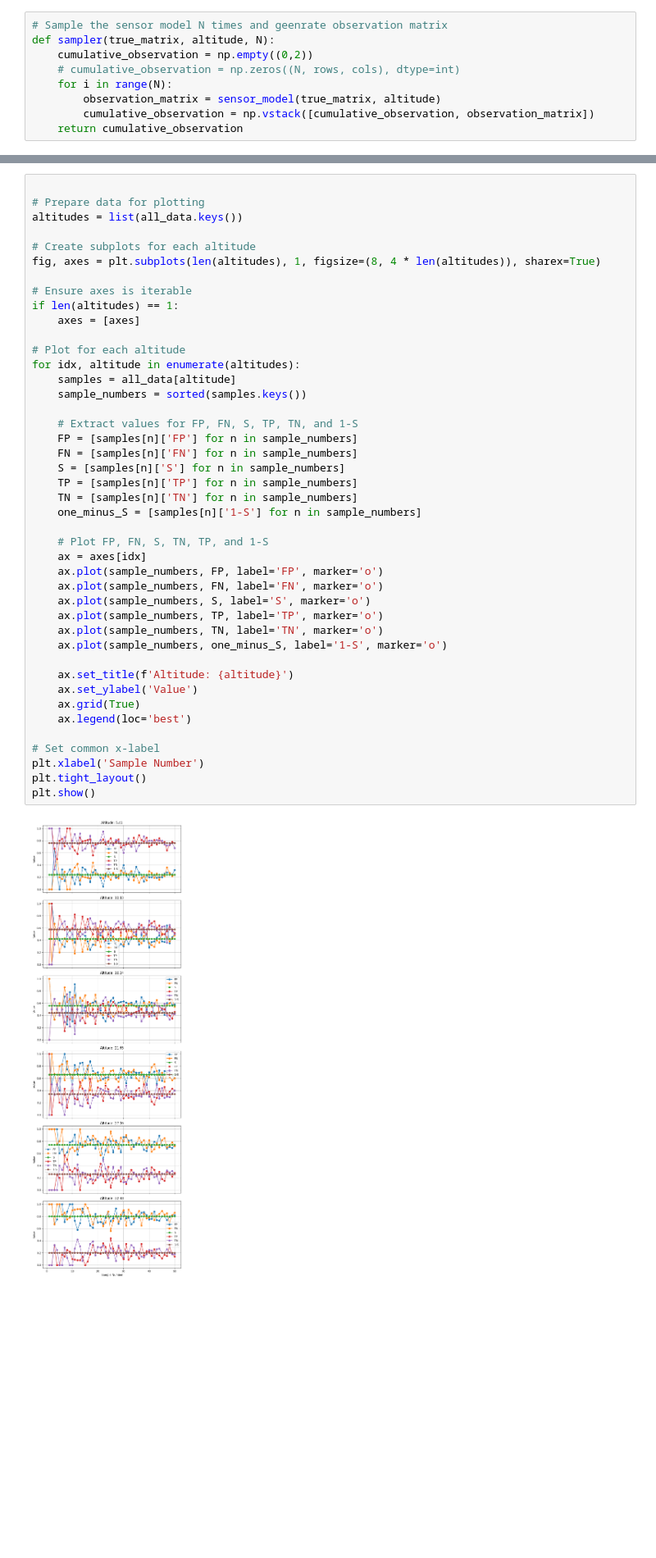
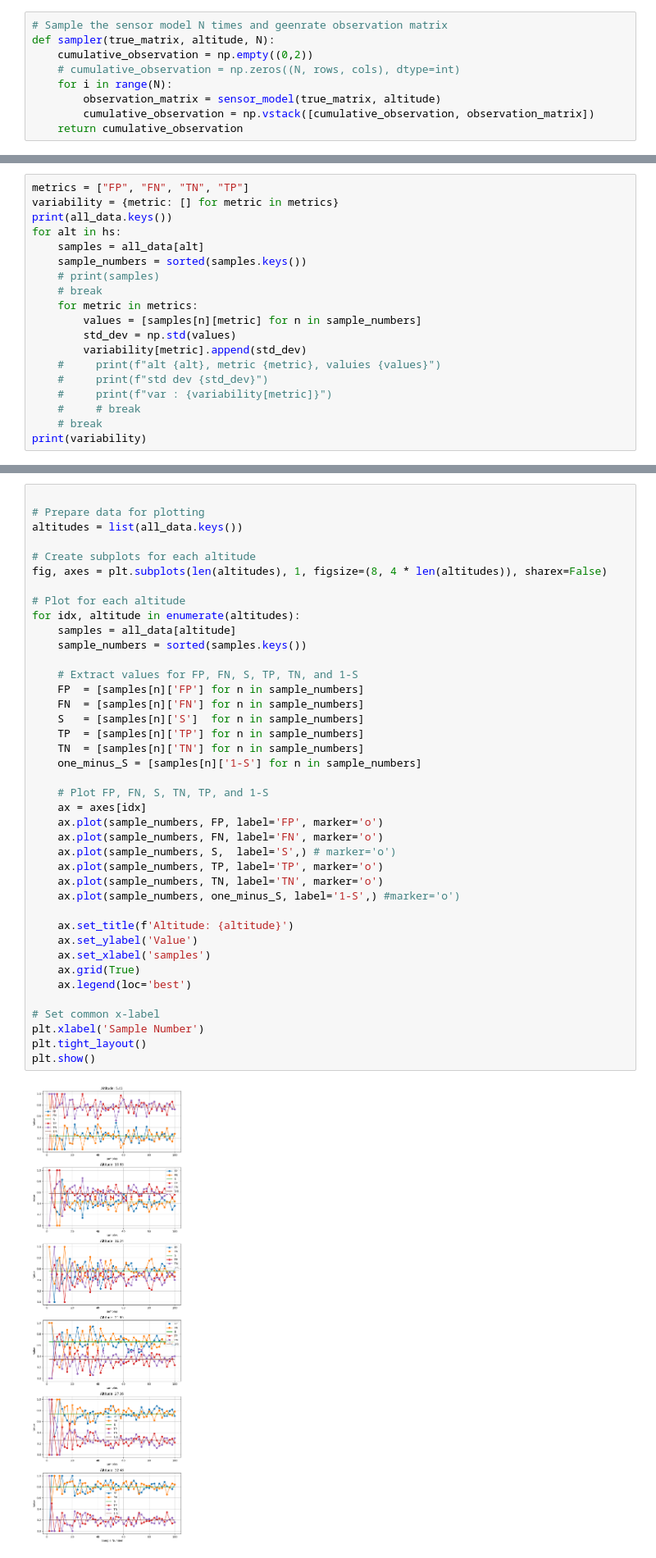
Before and after one commit to botastark/multi-horizon, a Jupyter notebook: src/sampler.ipynb, the cells around one changed output, grey strips where cells are left out. Shown at 82% size. Saved outputs shown, nothing was run; the diff lists cells and outputs as text; blank space fills up the shorter version.

```diff
--- a/src/sampler.ipynb
+++ b/src/sampler.ipynb
@@ -168,0 +95,19 @@ plt.show()
+# %%
+metrics = ["FP", "FN", "TN", "TP"]
+variability = {metric: [] for metric in metrics}
+print(all_data.keys())
+for alt in hs:
+    samples = all_data[alt]
+    sample_numbers = sorted(samples.keys())
+    # print(samples)
+    # break
+    for metric in metrics:
+        values = [samples[n][metric] for n in sample_numbers]
+        std_dev = np.std(values)
+        variability[metric].append(std_dev)
+    #     print(f"alt {alt}, metric {metric}, valuies {values}")
+    #     print(f"std dev {std_dev}")
+    #     print(f"var : {variability[metric]}")
+    #     # break
+    # break
+print(variability)
@@ -171,43 +119,40 @@ plt.show()
 # Prepare data for plotting
 altitudes = list(all_data.keys())
 
 # Create subplots for each altitude
-fig, axes = plt.subplots(len(altitudes), 1, figsize=(8, 4 * len(altitudes)), sharex=True)
-
-# Ensure axes is iterable
-if len(altitudes) == 1:
-    axes = [axes]
+fig, axes = plt.subplots(len(altitudes), 1, figsize=(8, 4 * len(altitudes)), sharex=False)
 
 # Plot for each altitude
 for idx, altitude in enumerate(altitudes):
     samples = all_data[altitude]
     sample_numbers = sorted(samples.keys())
 
     # Extract values for FP, FN, S, TP, TN, and 1-S
-    FP = [samples[n]['FP'] for n in sample_numbers]
-    FN = [samples[n]['FN'] for n in sample_numbers]
-    S = [samples[n]['S'] for n in sample_numbers]
-    TP = [samples[n]['TP'] for n in sample_numbers]
-    TN = [samples[n]['TN'] for n in sample_numbers]
+    FP  = [samples[n]['FP'] for n in sample_numbers]
+    FN  = [samples[n]['FN'] for n in sample_numbers]
+    S   = [samples[n]['S']  for n in sample_numbers]
+    TP  = [samples[n]['TP'] for n in sample_numbers]
+    TN  = [samples[n]['TN'] for n in sample_numbers]
     one_minus_S = [samples[n]['1-S'] for n in sample_numbers]
 
     # Plot FP, FN, S, TN, TP, and 1-S
     ax = axes[idx]
     ax.plot(sample_numbers, FP, label='FP', marker='o')
     ax.plot(sample_numbers, FN, label='FN', marker='o')
-    ax.plot(sample_numbers, S, label='S', marker='o')
+    ax.plot(sample_numbers, S,  label='S',) # marker='o')
     ax.plot(sample_numbers, TP, label='TP', marker='o')
     ax.plot(sample_numbers, TN, label='TN', marker='o')
-    ax.plot(sample_numbers, one_minus_S, label='1-S', marker='o')
+    ax.plot(sample_numbers, one_minus_S, label='1-S',) #marker='o')
 
     ax.set_title(f'Altitude: {altitude}')
     ax.set_ylabel('Value')
+    ax.set_xlabel('samples')
     ax.grid(True)
     ax.legend(loc='best')
 
 # Set common x-label
 plt.xlabel('Sample Number')
 plt.tight_layout()
 plt.show()
 # %% [output]
-[figure, old version]
+[figure, new version]
```
Also changed, not shown: parts of 9 cells of this notebook, 2 other files.
